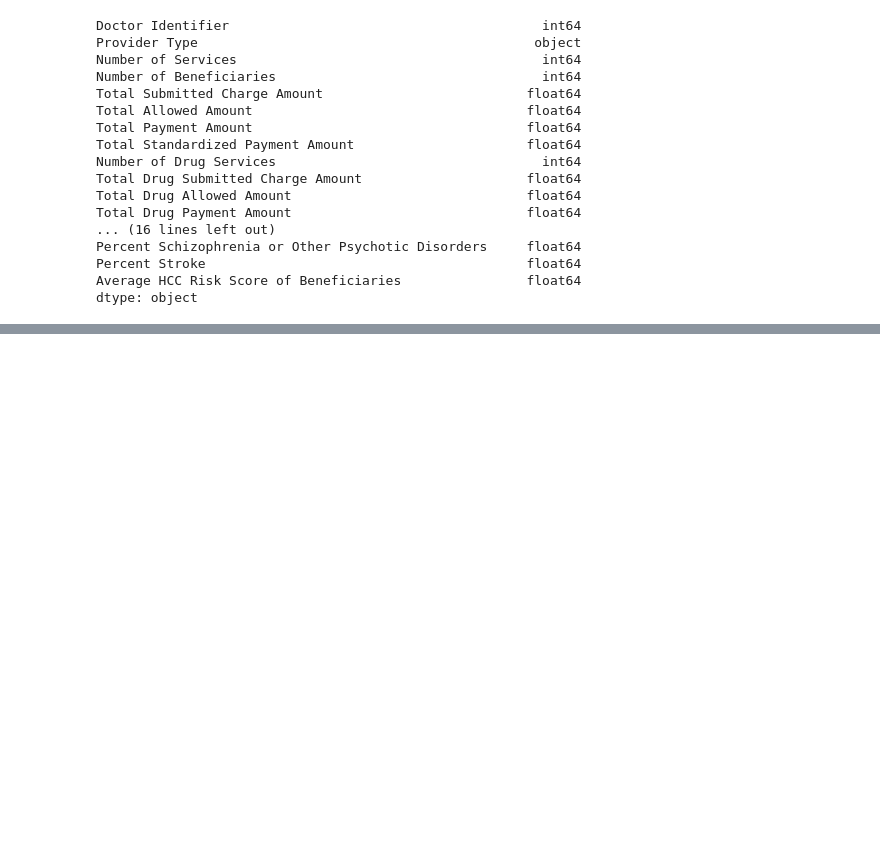
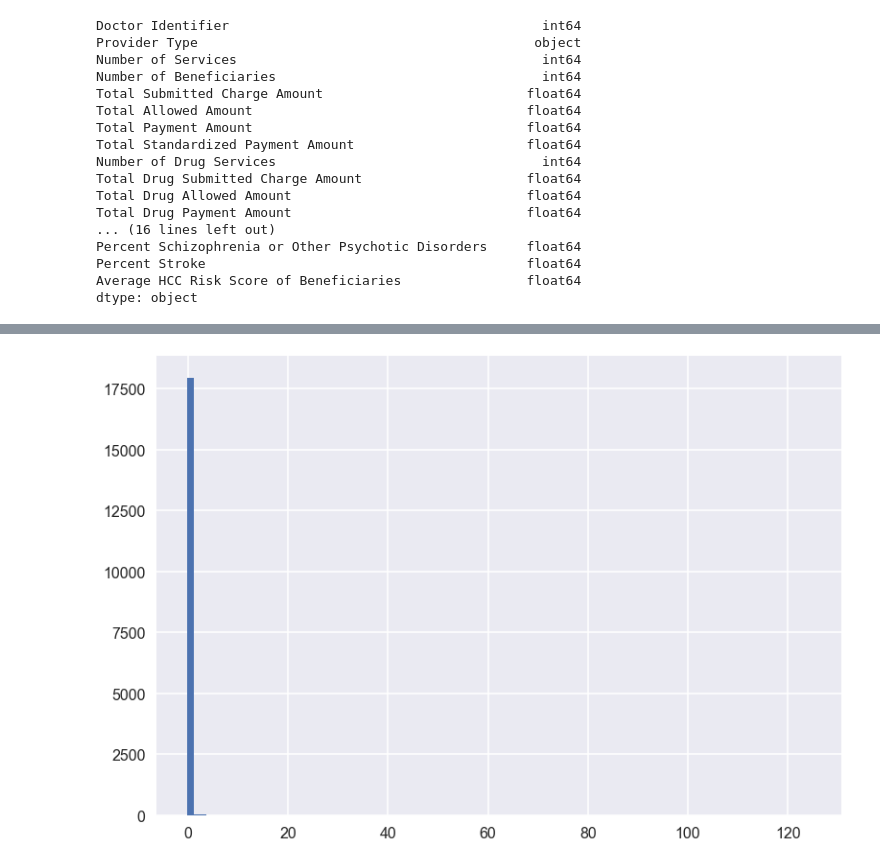
Before and after one commit to amerch/ComputeFest-Data-Challenge, a Jupyter notebook: EDA.ipynb, the cells around one changed output, grey strips where cells are left out. Saved outputs shown, nothing was run; the diff lists cells and outputs as text; code cells hidden in the pictures; blank space fills up the shorter version.

```diff
--- a/EDA.ipynb
+++ b/EDA.ipynb
@@ -82,0 +80,3 @@ plt.plot(df_ohe['Total Drug Payment Amount '].values, df_ohe['Total Drug Standar
+# %%
+inds_NaN = df['Number of Drug Services'] == 0
+df['Number of Drug Services'][inds_NaN] = -1
@@ -142,0 +193,10 @@ df_ohe['Drug Payment Amount per Service'] = pd.Series(df['Total Drug Payment Amo
+# %%
+# remove NaN
+
+whereareNaNs = np.isnan(df_ohe.values)
+print(sum(whereareNaNs))
+
+df_ohe.iloc[:, -7:][inds_NaN] = 0;
+
+whereareNaNs = np.isnan(df_ohe.values)
+print(sum(whereareNaNs))
@@ -149,8 +218,14 @@ def standardize(x, x_ref):
     x_stand = (x - mean)/std;
     return x_stand
 
-df_num = df_ohe.iloc[:, 1:30].copy();
-df_num_unstand = df_num.copy()
-df_num_stand = standardize(df_num, df_num_unstand)
+df_num_1 = df_ohe.iloc[:, 1:30].copy();
+df_num_1_unstand = df_num_1.copy()
+df_num_1_stand = standardize(df_num_1, df_num_1_unstand)
 
-df_stand = pd.concat([df.iloc[:, 0], df_num_stand, df_ohe.iloc[:, 30:]], axis =1)
+df_num_2 = df_ohe.iloc[:, 114:].copy();
+df_num_2_unstand = df_num_2[~inds_NaN].copy()
+df_num_2_stand = standardize(df_num_2, df_num_2_unstand)
+
+df_num_2_stand.iloc[:, -6:][inds_NaN] =-1;
+
+df_stand = pd.concat([df.iloc[:, 0], df_num_1_stand, df_num_2_stand, df_ohe.iloc[:, 30:114]], axis =1)
@@ -189,0 +260,2 @@ Name: Number of Services, Length: 18000, dtype: float64
+# %%
+sns.set('poster')
@@ -189,0 +283,4 @@ Name: Number of Services, Length: 18000, dtype: float64
+# %%
+plt.hist(df_train['Submitted Charge per Beneficiary'], bins = 100);
+# %% [output]
+[figure, added]
```
Also changed, not shown: parts of 27 cells of this notebook.
